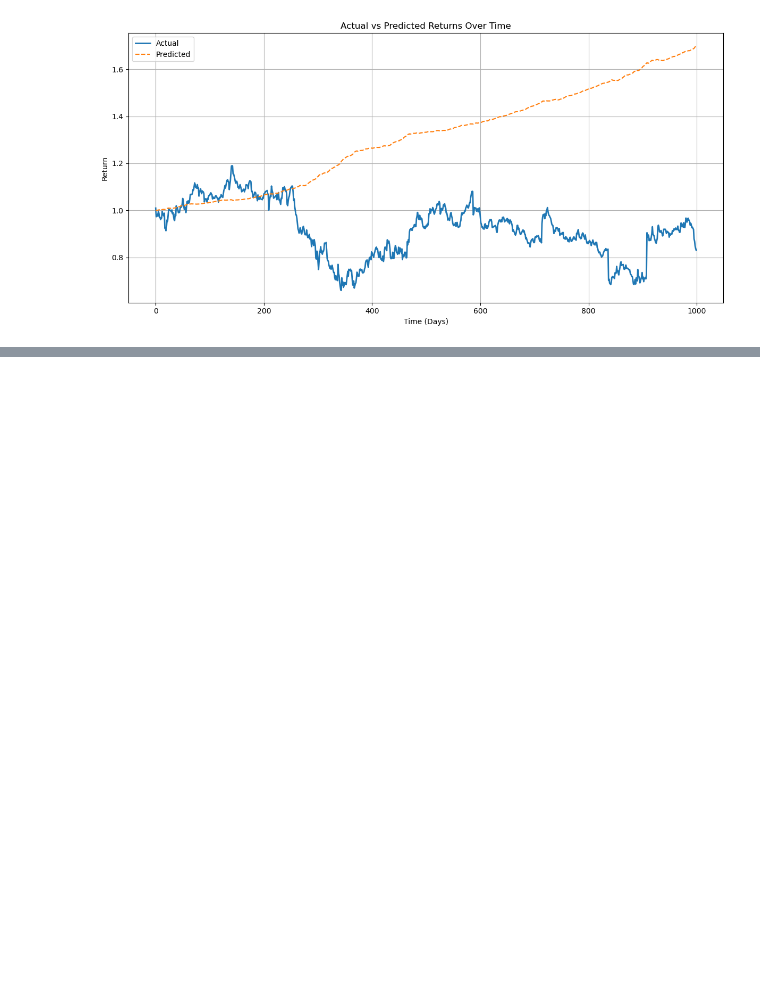
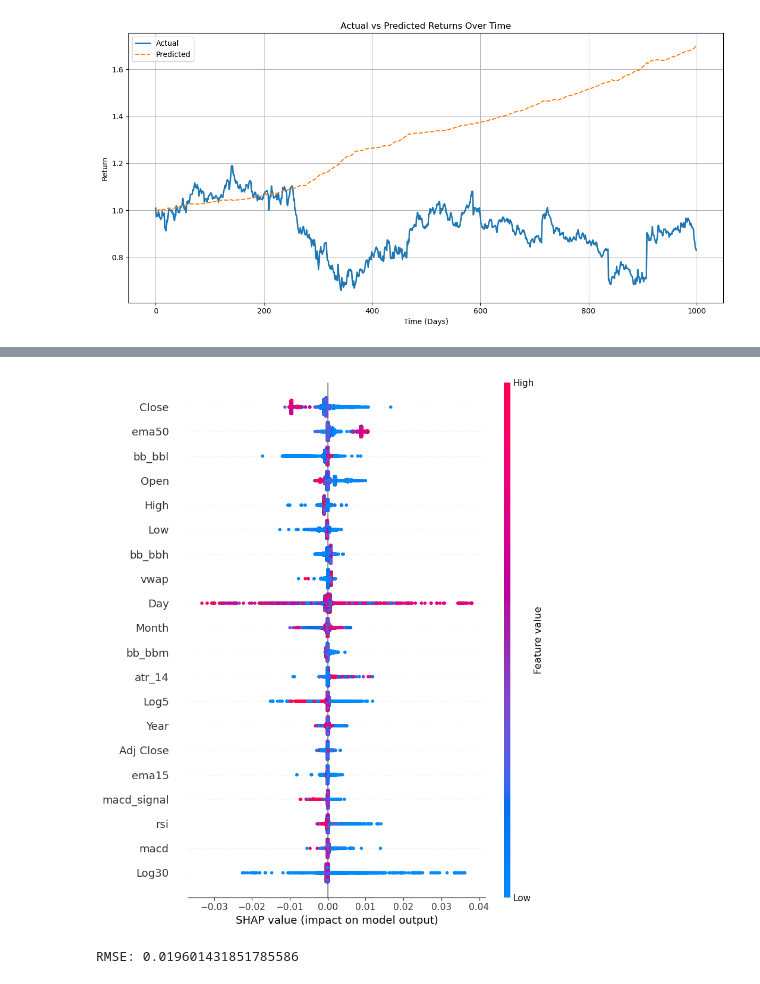
Before and after one commit to elijahmccauley/CX4240_Weather_and_Stocks, a Jupyter notebook: standard_staock.ipynb, the cells around one changed output, grey strips where cells are left out. Saved outputs shown, nothing was run; the diff lists cells and outputs as text; code cells hidden in the pictures; blank space fills up the shorter version.

```diff
--- a/standard_staock.ipynb
+++ b/standard_staock.ipynb
@@ -672,0 +718,12 @@ plt.show()
+# %%
+explainer = shap.Explainer(xgb)
+shap_values = explainer(X_test)
+
+shap.summary_plot(shap_values, X_test)
+# %% [output]
+[figure, added]
+# %%
+scores = cross_val_score(xgb, X, y, cv=5, scoring='neg_mean_squared_error')
+print("RMSE:", (-scores.mean())**0.5)
+# %% [output]
+RMSE: 0.019601431851785586
```
Also changed, not shown: parts of 10 cells of this notebook.
